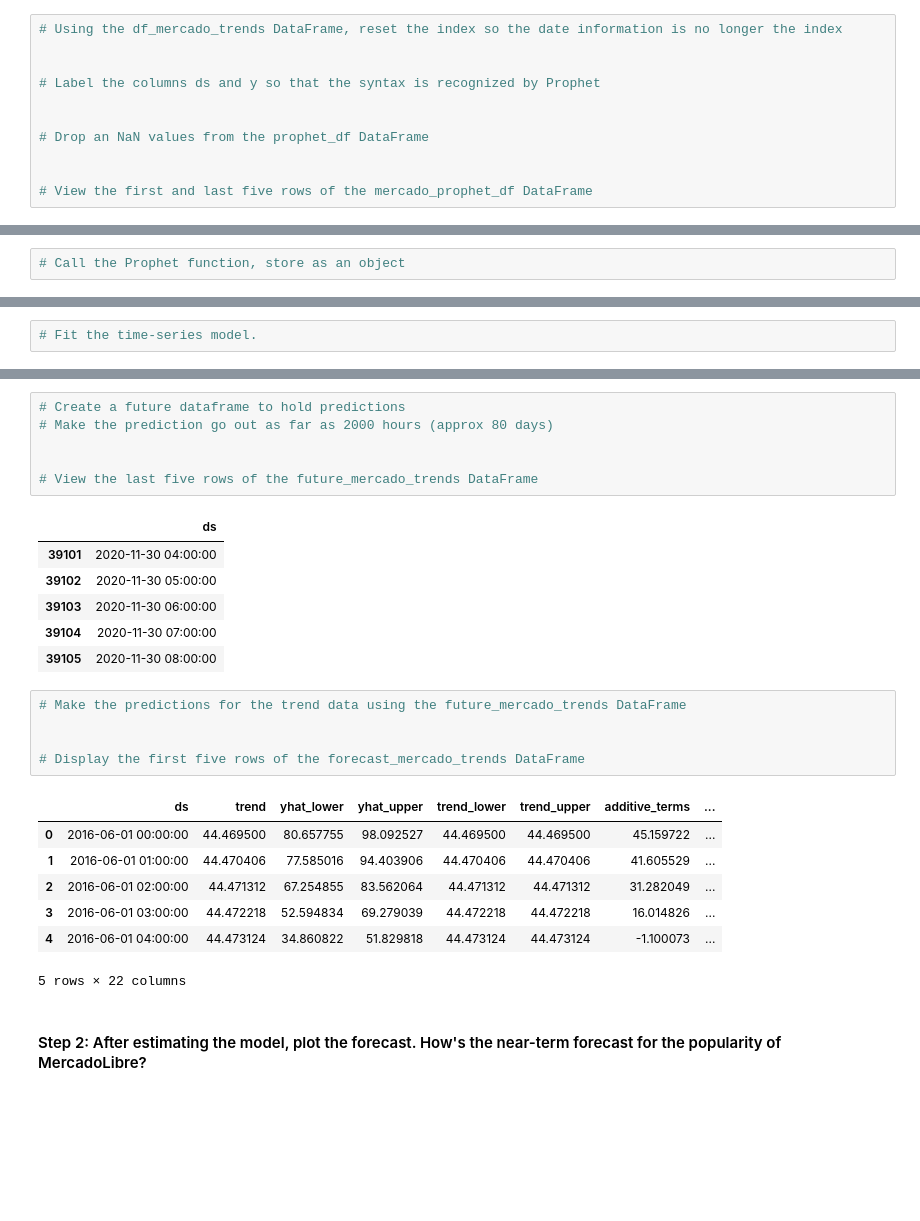
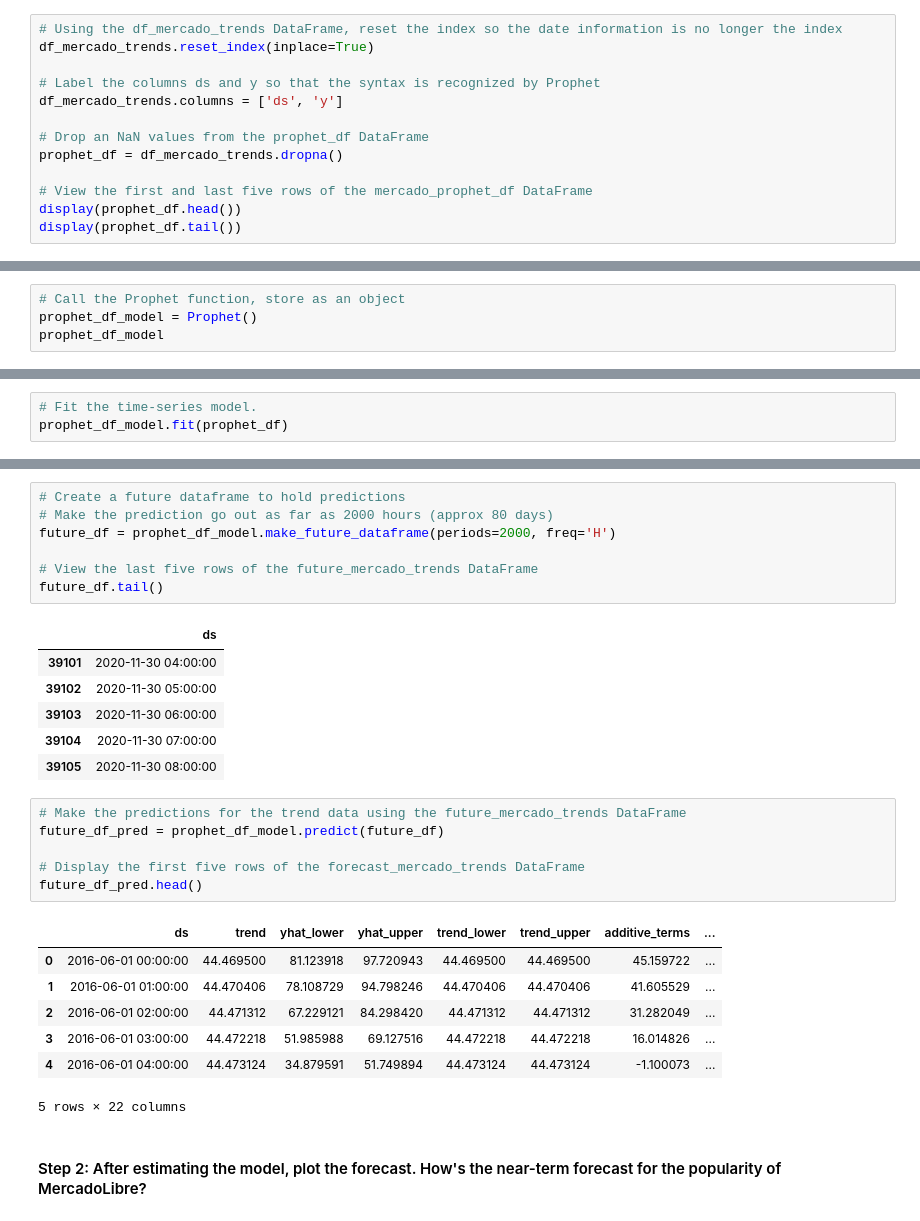
Before and after one commit to jamesjykim2/prophet-challenge, a Jupyter notebook: forecasting_net_prophet.ipynb, the cells around one changed output, grey strips where cells are left out. Cells and saved outputs as stored; diff of their text form; blank space fills up the shorter version.

```diff
--- a/forecasting_net_prophet.ipynb
+++ b/forecasting_net_prophet.ipynb
@@ -412,15 +412,17 @@ Now, you need to produce a time series model that analyzes and forecasts pattern
 #### Step 1: Set up the Google search data for a Prophet forecasting model.
 # %%
 # Using the df_mercado_trends DataFrame, reset the index so the date information is no longer the index
-
+df_mercado_trends.reset_index(inplace=True)
 
 # Label the columns ds and y so that the syntax is recognized by Prophet
-
+df_mercado_trends.columns = ['ds', 'y']
 
 # Drop an NaN values from the prophet_df DataFrame
-
+prophet_df = df_mercado_trends.dropna()
 
 # View the first and last five rows of the mercado_prophet_df DataFrame
+display(prophet_df.head())
+display(prophet_df.tail())
 # %% [output]
 |  | ds | y |
 | 0 | 2016-06-01 00:00:00 | 97 |
@@ -436,8 +438,11 @@ Now, you need to produce a time series model that analyzes and forecasts pattern
 | 37105 | 2020-09-08 00:00:00 | 96 |
 # %%
 # Call the Prophet function, store as an object
+prophet_df_model = Prophet()
+prophet_df_model
 # %% [output]
 <prophet.forecaster.Prophet at 0x...>
 # %%
 # Fit the time-series model.
+prophet_df_model.fit(prophet_df)
 # %% [output]
@@ -454,9 +459,10 @@ INFO:cmdstanpy:Chain [1] done processing
 # %%
 # Create a future dataframe to hold predictions
 # Make the prediction go out as far as 2000 hours (approx 80 days)
-
+future_df = prophet_df_model.make_future_dataframe(periods=2000, freq='H')
 
 # View the last five rows of the future_mercado_trends DataFrame
+future_df.tail()
 # %% [output]
 |  | ds |
 | 39101 | 2020-11-30 04:00:00 |
@@ -466,16 +472,17 @@ INFO:cmdstanpy:Chain [1] done processing
 | 39105 | 2020-11-30 08:00:00 |
 # %%
 # Make the predictions for the trend data using the future_mercado_trends DataFrame
-
+future_df_pred = prophet_df_model.predict(future_df)
 
 # Display the first five rows of the forecast_mercado_trends DataFrame
+future_df_pred.head()
 # %% [output]
 |  | ds | trend | yhat_lower | yhat_upper | trend_lower | trend_upper | additive_terms | ... |
-| 0 | 2016-06-01 00:00:00 | 44.469500 | 80.657755 | 98.092527 | 44.469500 | 44.469500 | 45.159722 | ... |
-| 1 | 2016-06-01 01:00:00 | 44.470406 | 77.585016 | 94.403906 | 44.470406 | 44.470406 | 41.605529 | ... |
-| 2 | 2016-06-01 02:00:00 | 44.471312 | 67.254855 | 83.562064 | 44.471312 | 44.471312 | 31.282049 | ... |
-| 3 | 2016-06-01 03:00:00 | 44.472218 | 52.594834 | 69.279039 | 44.472218 | 44.472218 | 16.014826 | ... |
-| 4 | 2016-06-01 04:00:00 | 44.473124 | 34.860822 | 51.829818 | 44.473124 | 44.473124 | -1.100073 | ... |
+| 0 | 2016-06-01 00:00:00 | 44.469500 | 81.123918 | 97.720943 | 44.469500 | 44.469500 | 45.159722 | ... |
+| 1 | 2016-06-01 01:00:00 | 44.470406 | 78.108729 | 94.798246 | 44.470406 | 44.470406 | 41.605529 | ... |
+| 2 | 2016-06-01 02:00:00 | 44.471312 | 67.229121 | 84.298420 | 44.471312 | 44.471312 | 31.282049 | ... |
+| 3 | 2016-06-01 03:00:00 | 44.472218 | 51.985988 | 69.127516 | 44.472218 | 44.472218 | 16.014826 | ... |
+| 4 | 2016-06-01 04:00:00 | 44.473124 | 34.879591 | 51.749894 | 44.473124 | 44.473124 | -1.100073 | ... |
 5 rows × 22 columns
 # %% [markdown]
 #### Step 2: After estimating the model, plot the forecast. How's the near-term forecast for the popularity of MercadoLibre?
```
Also changed, not shown: parts of 11 cells of this notebook.
